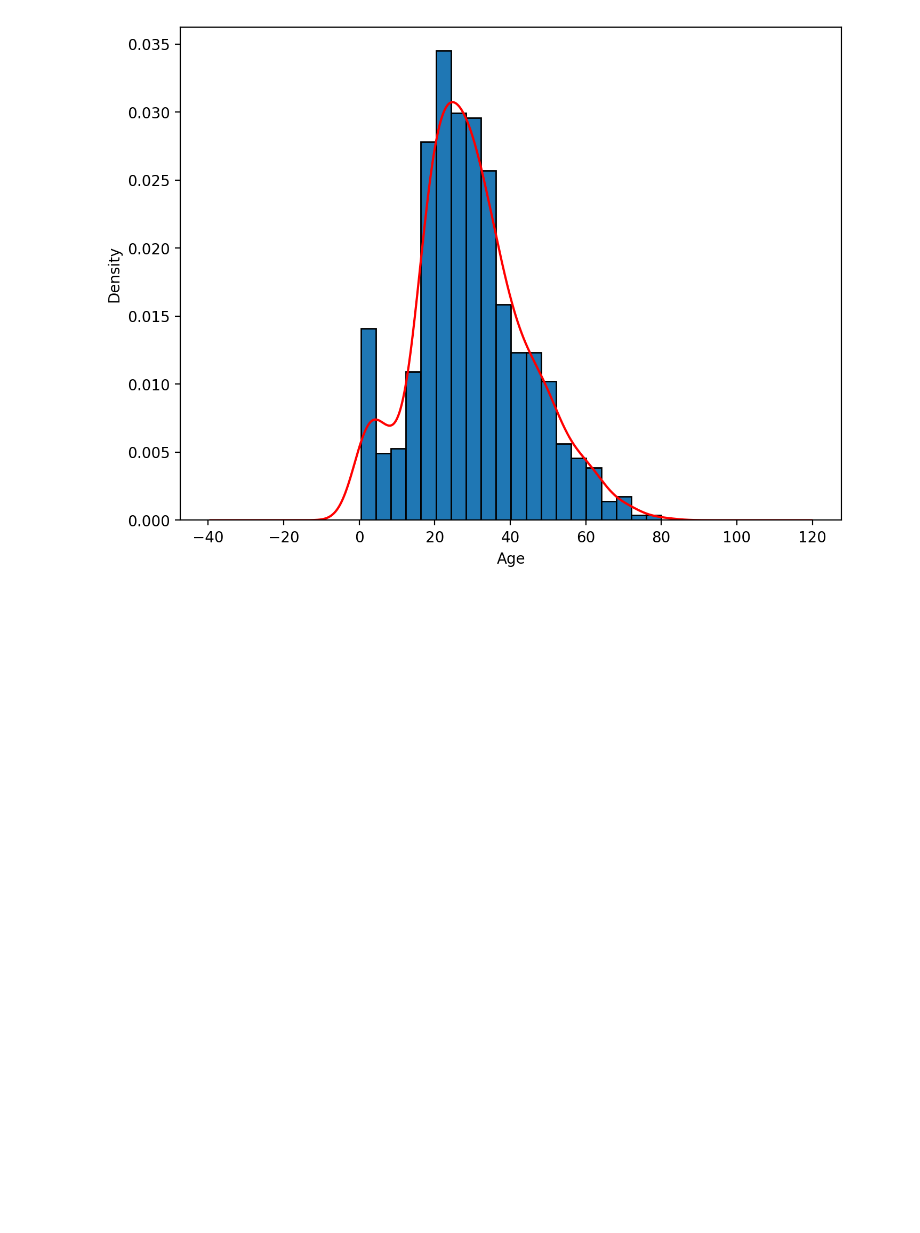
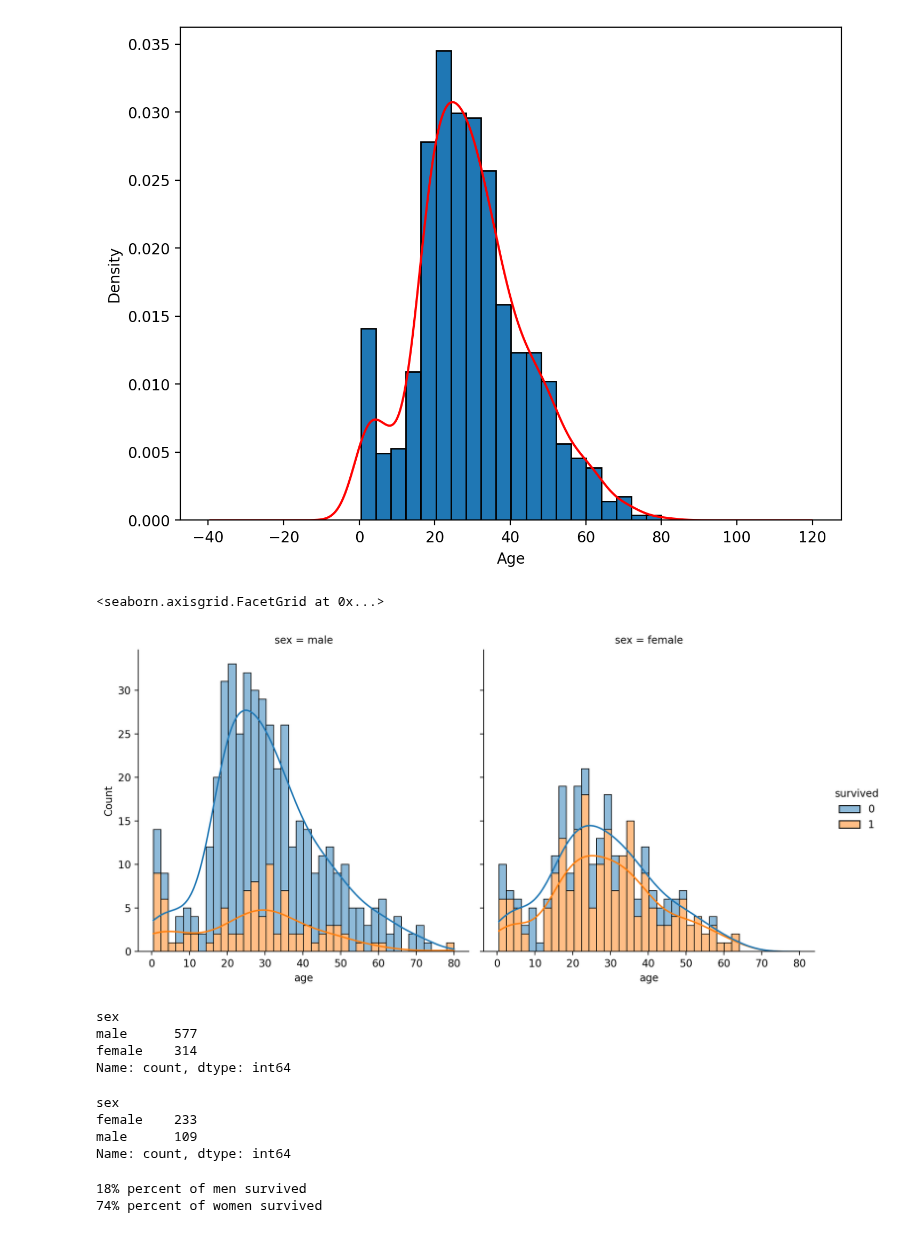
Before and after one commit to arashniroomand/MachineLearning, a Jupyter notebook: Practical_MasterClass/LogisticRegression/LogisitcRegression.ipynb, the cells around one changed output. Cells and saved outputs as stored; diff of their text form; code cells hidden in the pictures; blank space fills up the shorter version.

```diff
--- a/Practical_MasterClass/LogisticRegression/LogisitcRegression.ipynb
+++ b/Practical_MasterClass/LogisticRegression/LogisitcRegression.ipynb
@@ -80,3 +80,23 @@ ax.set_xlabel('Age')
 # %% [output]
 Text(0.5, 0, 'Age')
 [figure]
+# %%
+sns.displot(data = titanic, x = 'age', kde = True, bins = 40, edgecolor = 'black', color = 'blue',
+            hue = 'survived', multiple = 'stack', col = 'sex')
+# %% [output]
+<seaborn.axisgrid.FacetGrid at 0x...>
+[figure, added]
+# %%
+titanic['sex'].value_counts()
+# %% [output]
+sex
+male      577
+female    314
+Name: count, dtype: int64
+# %%
+titanic[titanic['survived'] == 1]['sex'].value_counts()
+# %% [output]
+sex
+female    233
+male      109
+Name: count, dtype: int64
@@ -82,0 +106,5 @@ Text(0.5, 0, 'Age')
+# %%
+print(f"{int(men*100)}% percent of men survived \n{int(fem*100)}% percent of women survived")
+# %% [output]
+18% percent of men survived
+74% percent of women survived
```
Also changed, not shown: parts of 5 cells of this notebook.
